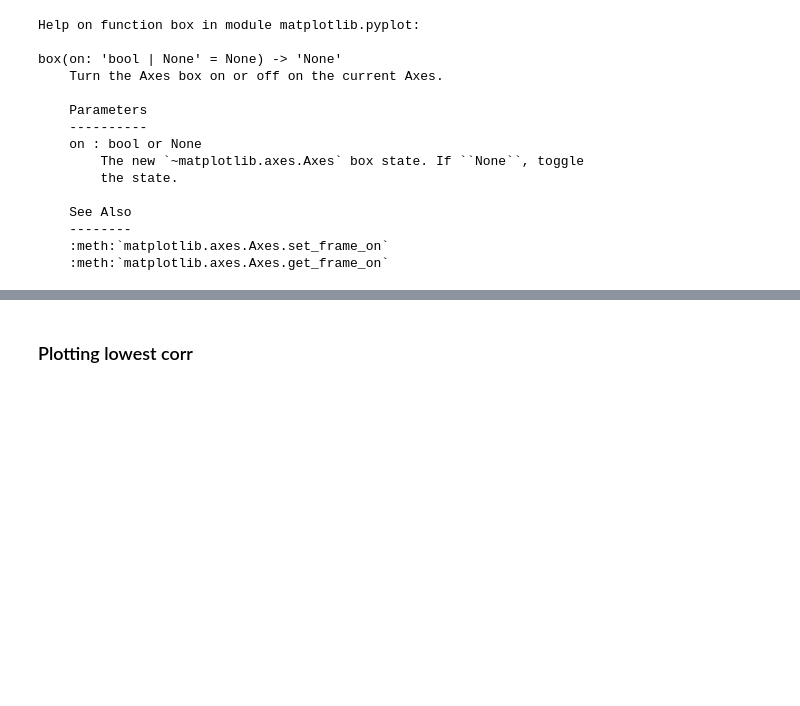
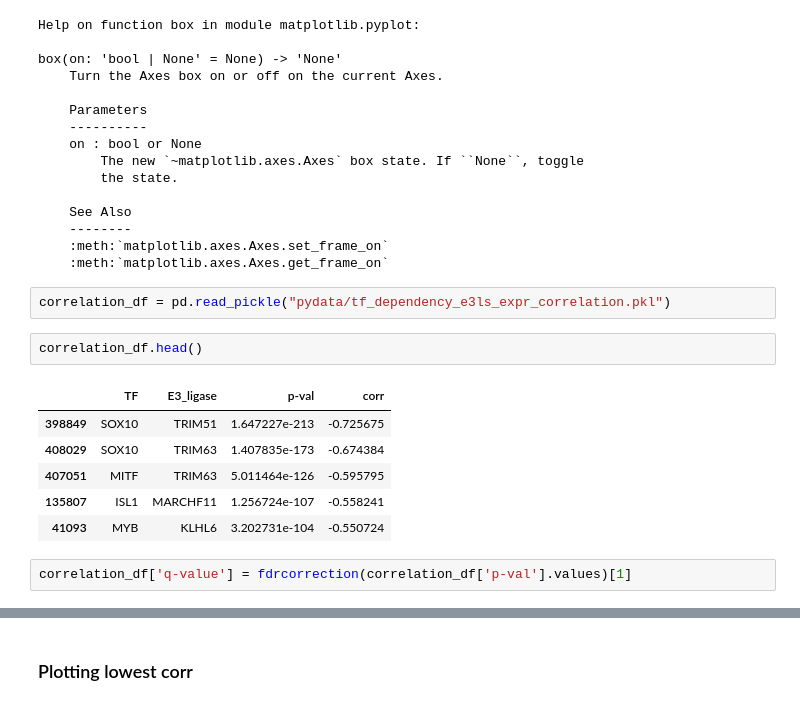
Before and after one commit to ddiannae/cancer_bootcamp25, a Jupyter notebook: tf_dependency_e3ls_expr_correlation.ipynb, the cells around one changed output, grey strips where cells are left out. Drawn from its saved outputs; the diff is of its cells as text; blank space fills up the shorter version.

```diff
--- a/tf_dependency_e3ls_expr_correlation.ipynb
+++ b/tf_dependency_e3ls_expr_correlation.ipynb
@@ -459,3 +461,16 @@ box(on: 'bool | None' = None) -> 'None'
     --------
     :meth:`matplotlib.axes.Axes.set_frame_on`
     :meth:`matplotlib.axes.Axes.get_frame_on`
+# %%
+correlation_df = pd.read_pickle("pydata/tf_dependency_e3ls_expr_correlation.pkl")
+# %%
+correlation_df.head()
+# %% [output]
+|  | TF | E3_ligase | p-val | corr |
+| 398849 | SOX10 | TRIM51 | 1.647227e-213 | -0.725675 |
+| 408029 | SOX10 | TRIM63 | 1.407835e-173 | -0.674384 |
+| 407051 | MITF | TRIM63 | 5.011464e-126 | -0.595795 |
+| 135807 | ISL1 | MARCHF11 | 1.256724e-107 | -0.558241 |
+| 41093 | MYB | KLHL6 | 3.202731e-104 | -0.550724 |
+# %%
+correlation_df['q-value'] = fdrcorrection(correlation_df['p-val'].values)[1]
```
Also changed, not shown: parts of 8 cells of this notebook.
